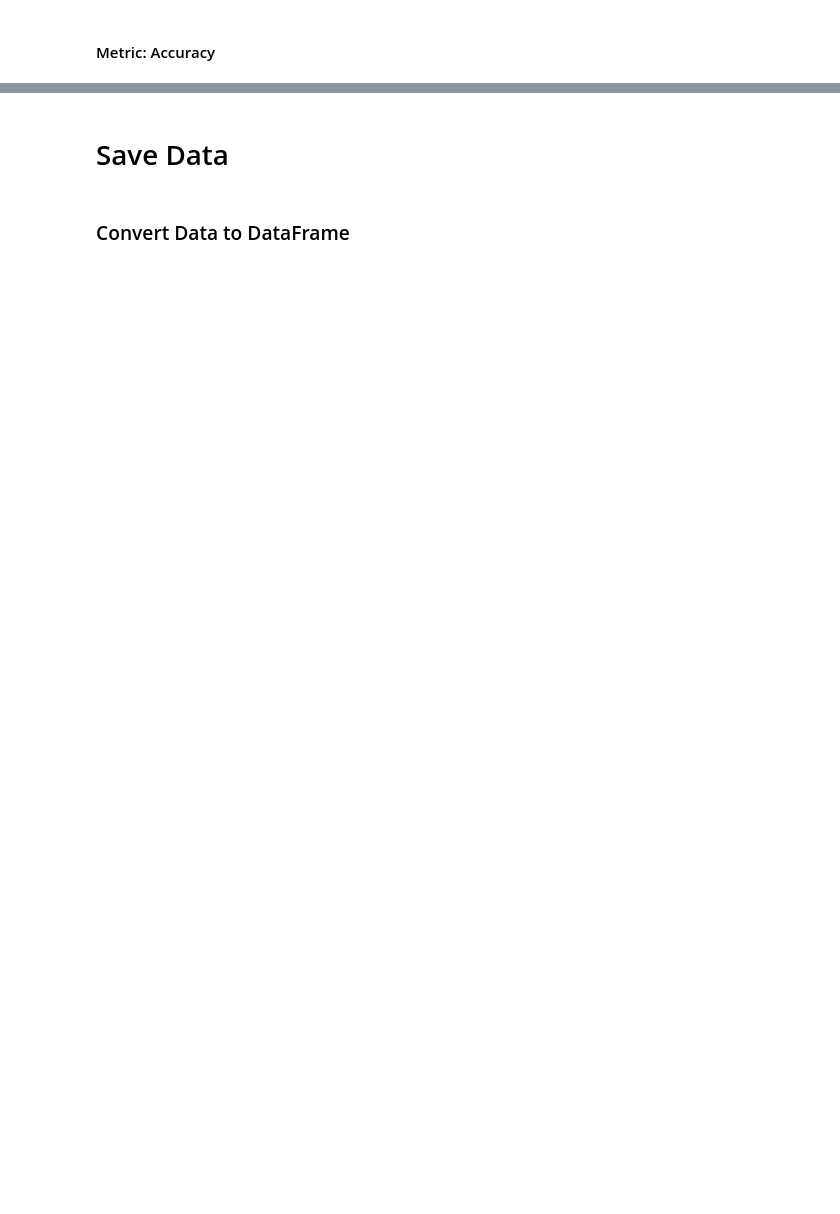
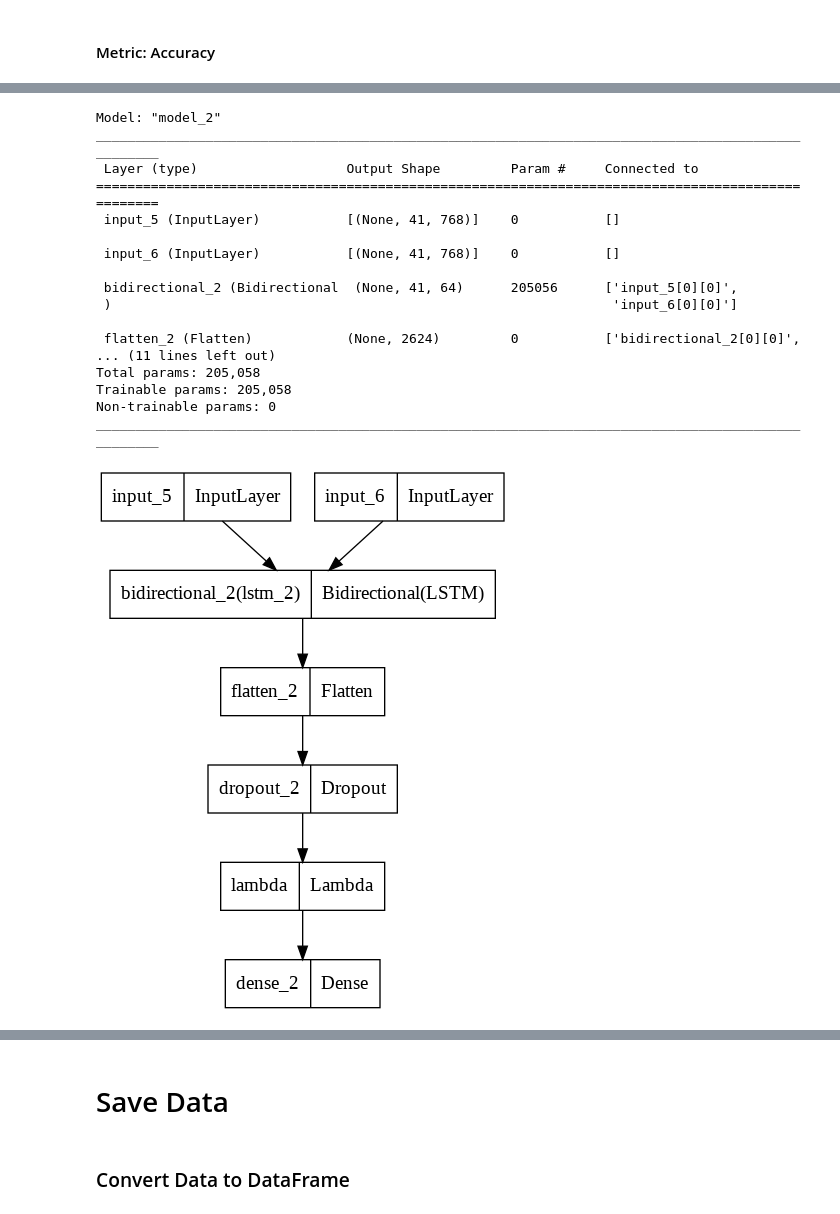
Before and after one commit to LinggarM/Transformers-1.0, a Jupyter notebook: Transformers_1_0.ipynb, the cells around one changed output, grey strips where cells are left out. Saved outputs shown, nothing was run; the diff lists cells and outputs as text; code cells hidden in the pictures; blank space fills up the shorter version.

```diff
--- a/Transformers_1_0.ipynb
+++ b/Transformers_1_0.ipynb
@@ -620,0 +979,23 @@ ax = sns.lineplot(x = np.arange(len(history.history['mae'])), y = history.histor
+# %%
+# cosine similarity
+bi_lstm_model = getBiLSTMModel()
+tf.keras.utils.plot_model(bi_lstm_model, to_file='my_model.png')
+# %% [output]
+Model: "model_2"
+__________________________________________________________________________________________________
+ Layer (type)                   Output Shape         Param #     Connected to
+==================================================================================================
+ input_5 (InputLayer)           [(None, 41, 768)]    0           []
+
+ input_6 (InputLayer)           [(None, 41, 768)]    0           []
+
+ bidirectional_2 (Bidirectional  (None, 41, 64)      205056      ['input_5[0][0]',
+ )                                                                'input_6[0][0]']
+
+ flatten_2 (Flatten)            (None, 2624)         0           ['bidirectional_2[0][0]',
+... (11 lines left out)
+Total params: 205,058
+Trainable params: 205,058
+Non-trainable params: 0
+__________________________________________________________________________________________________
+[figure, added]
```
Also changed, not shown: parts of 195 cells of this notebook.
